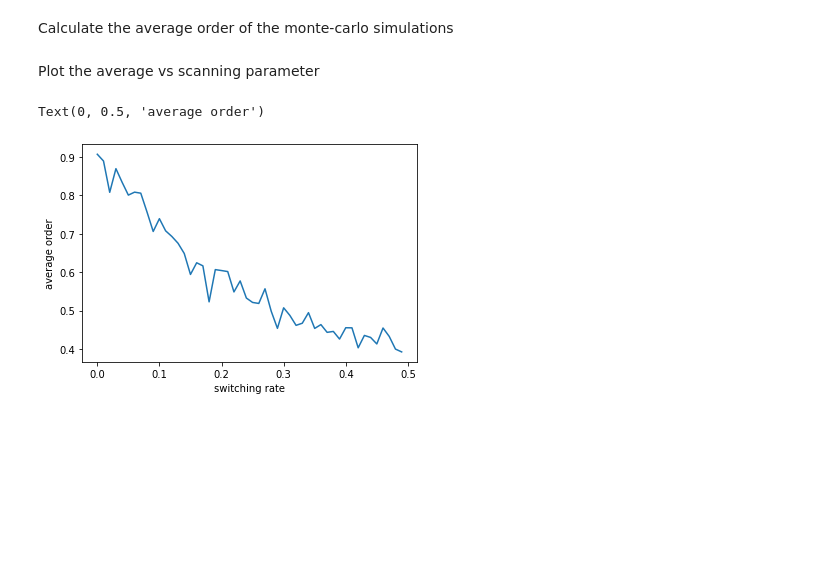
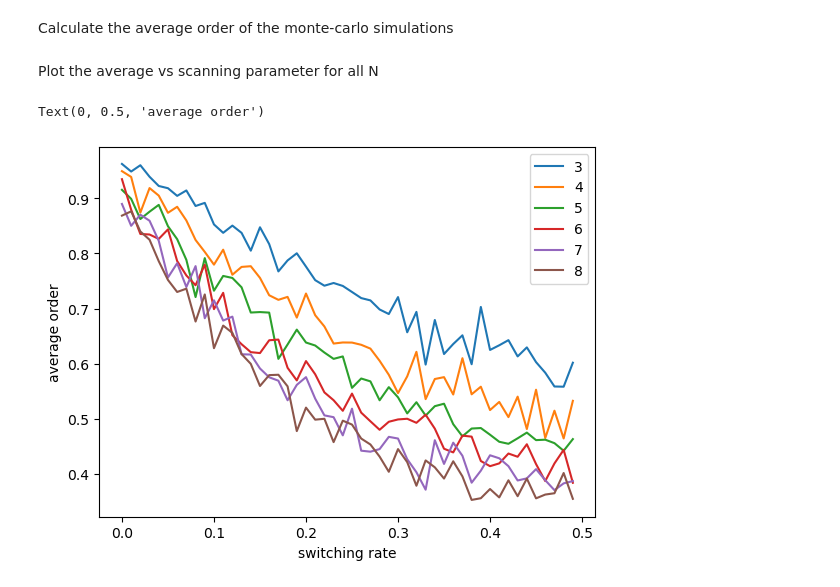
Before and after one commit to mohsen-raoufi/switching_coordination, a Jupyter notebook: param_scan.ipynb, the cells around one changed output. Drawn from its saved outputs; the diff is of its cells as text; code cells hidden in the pictures; blank space fills up the shorter version.

Commit message:
Added a for-loop over N for the parameter scanning

```diff
--- a/param_scan.ipynb
+++ b/param_scan.ipynb
@@ -13,19 +13,29 @@ from tqdm import tqdm
 Define the parameters
 # %%
 # simulation parameters
-N = 6
+N_min = 3
+N_max = 8
 ref_time = 5.0
 noise_std = 0.5
 avg_frequency = 0.0
-write_file = True
+write_file = False
 
+# values for the array of the scanning parameter
+minValue = 0
+maxValue = 0.5
+stepValue = 0.01
+
+# values for the calculateion of the average order
+order_border = 25 # for np.mean(out_data_tmp['order'][-order_border:])
 
 # monte-carlo parameters
 n_mc_reps = 25
 
+# Define the array of the scanning parameter
+switching_rate_arr = np.arange(start = minValue, stop = maxValue, step = stepValue)
 
-# Define the array of the scanning parameter
-switching_rate_arr = np.arange(start = 0, stop = 0.5, step = 0.01)
+# Define the array of the neighbors
+N_arr = np.arange(start = N_min, stop = N_max+1, step = 1)
 # %% [markdown]
 Running the parameter scanning
 # %%
@@ -74,21 +88,24 @@ Text(0.2, 0.1, 'avg order = 0.951')
 # %% [markdown]
 Calculate the average order of the monte-carlo simulations
 # %%
+avg_order_over_reps = {}
 avg_order = np.empty(shape=(len(switching_rate_arr),n_mc_reps))
-for i_switching_rate in np.arange(len(switching_rate_arr)):
-    for mc_iter in np.arange(n_mc_reps):
-        out_data_tmp = out_data[i_switching_rate, mc_iter]
-        avg_order_tmp = np.mean(out_data_tmp['order'][-25:])
-        avg_order[i_switching_rate, mc_iter] = avg_order_tmp
-
-# calculate the mean of the average order over monte-carlo reps.
-avg_order_over_reps = np.mean(avg_order, axis=1)
+for N_i, N in enumerate(N_arr):
+    for i_switching_rate in np.arange(len(switching_rate_arr)):
+        for mc_iter in np.arange(n_mc_reps):
+            out_data_tmp = out_data[N, i_switching_rate, mc_iter]
+            avg_order_tmp = np.mean(out_data_tmp['order'][-order_border:])
+            avg_order[i_switching_rate, mc_iter] = avg_order_tmp
+    # calculate the mean of the average order over monte-carlo reps.
+    avg_order_over_reps[N] = np.mean(avg_order, axis=1)
 # %% [markdown]
-Plot the average vs scanning parameter
+Plot the average vs scanning parameter for all N
 # %%
-plt.plot(switching_rate_arr, avg_order_over_reps)
+for N in N_arr:
+    plt.plot(switching_rate_arr, avg_order_over_reps[N], label=N)
+plt.legend()
 plt.xlabel("switching rate")
 plt.ylabel("average order")
 # %% [output]
 Text(0, 0.5, 'average order')
-[figure, old version]
+[figure, new version]
```
Also changed, not shown: parts of 2 cells of this notebook.
